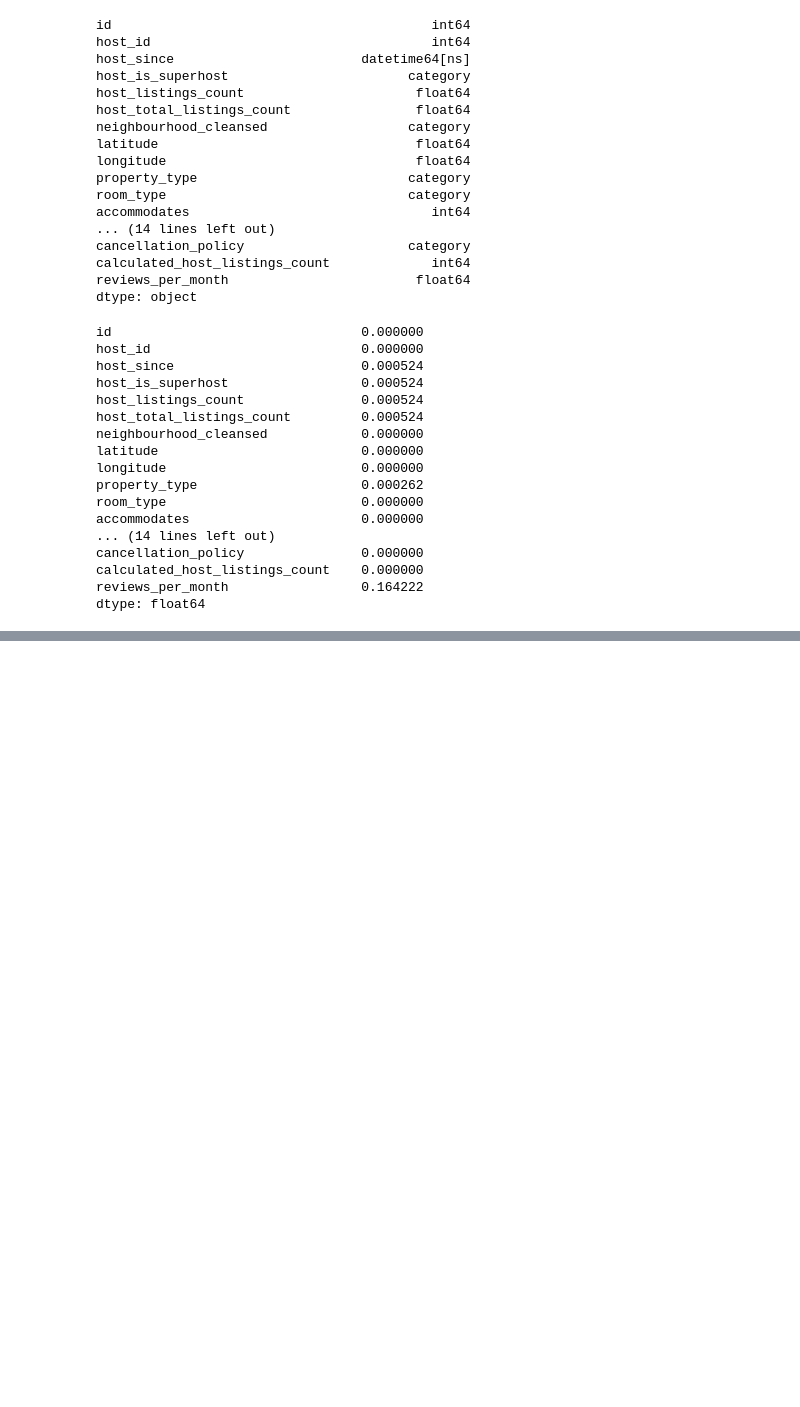
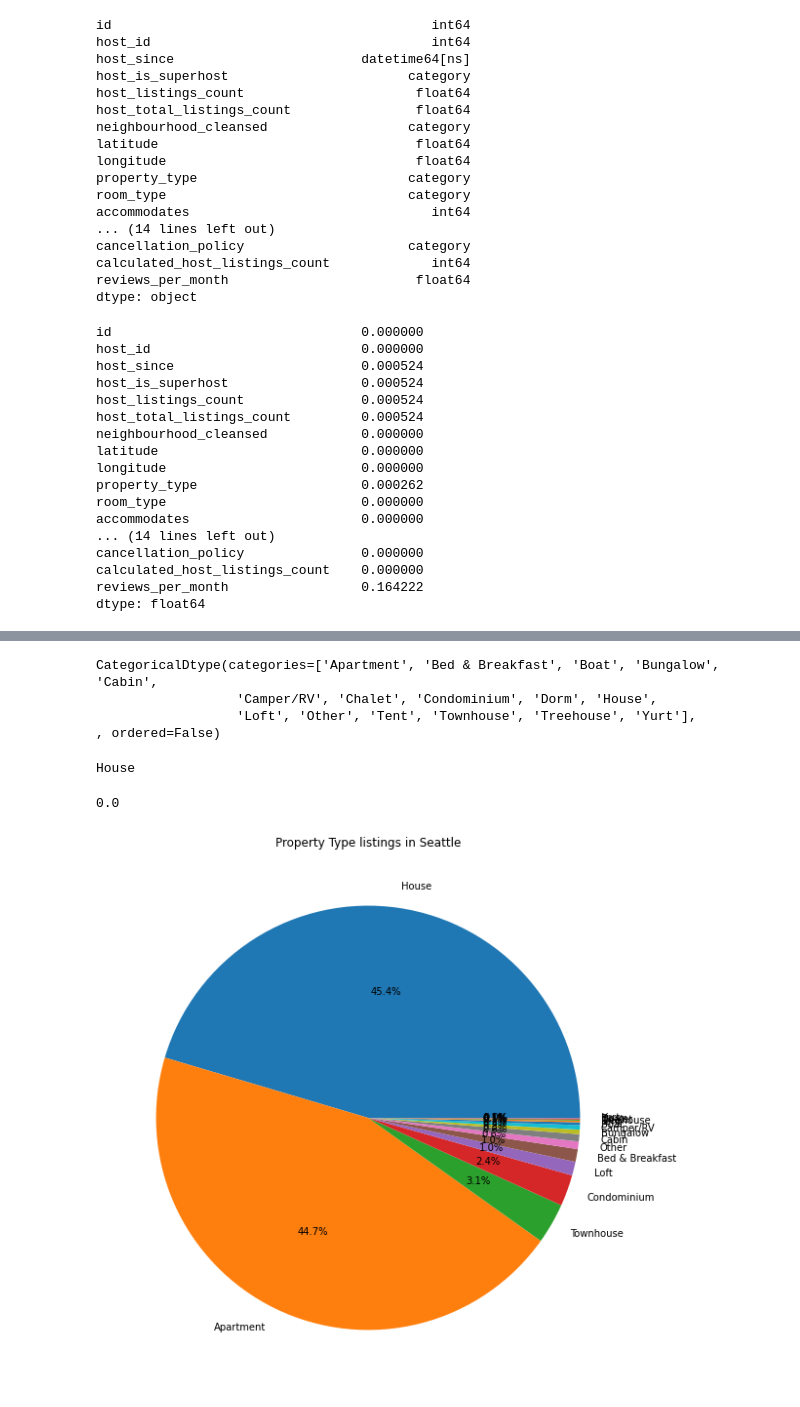
Before and after one commit to shagangrewal/Seattle_Airbnb_DataAnalysis, a Jupyter notebook: airbnb_seattle.ipynb, the cells around one changed output, grey strips where cells are left out. Saved outputs shown, nothing was run; the diff lists cells and outputs as text; code cells hidden in the pictures; blank space fills up the shorter version.

```diff
--- a/airbnb_seattle.ipynb
+++ b/airbnb_seattle.ipynb
@@ -295,0 +305,34 @@ dtype: float64
+# %%
+listings_subset['property_type'].dtypes
+# %% [output]
+CategoricalDtype(categories=['Apartment', 'Bed & Breakfast', 'Boat', 'Bungalow', 'Cabin',
+                  'Camper/RV', 'Chalet', 'Condominium', 'Dorm', 'House',
+                  'Loft', 'Other', 'Tent', 'Townhouse', 'Treehouse', 'Yurt'],
+, ordered=False)
+# %%
+#property type is categorical, so fill missing values with mode
+value = listings_subset['property_type'].mode()[0]
+print(value)
+# %% [output]
+House
+# %%
+listings_subset['property_type'].fillna(value, inplace=True)
+# %%
+listings_subset['property_type'].isna().mean()
+# %% [output]
+0.0
+# %%
+#filling missing data with mean values
+fill_mean = lambda col: col.fillna(col.mean())
+listings_subset[['beds','bathrooms','bedrooms','review_scores_value','reviews_per_month']] = listings_subset[['beds','bathrooms','bedrooms','review_scores_value','reviews_per_month']].apply(fill_mean)
+# %%
+#q1 -> what are the popular property types which are rented in Seattle
+types = listings_subset['property_type'].value_counts().index
+types_counts = listings_subset['property_type'].value_counts().values
+
+plot.figure(0,figsize=(10,10))
+plot.pie(types_counts, labels=types , autopct= '%1.1f%%')
+plot.title('Property Type listings in Seattle')
+plot.show()
+# %% [output]
+[figure, added]
```
Also changed, not shown: parts of 28 cells of this notebook.
